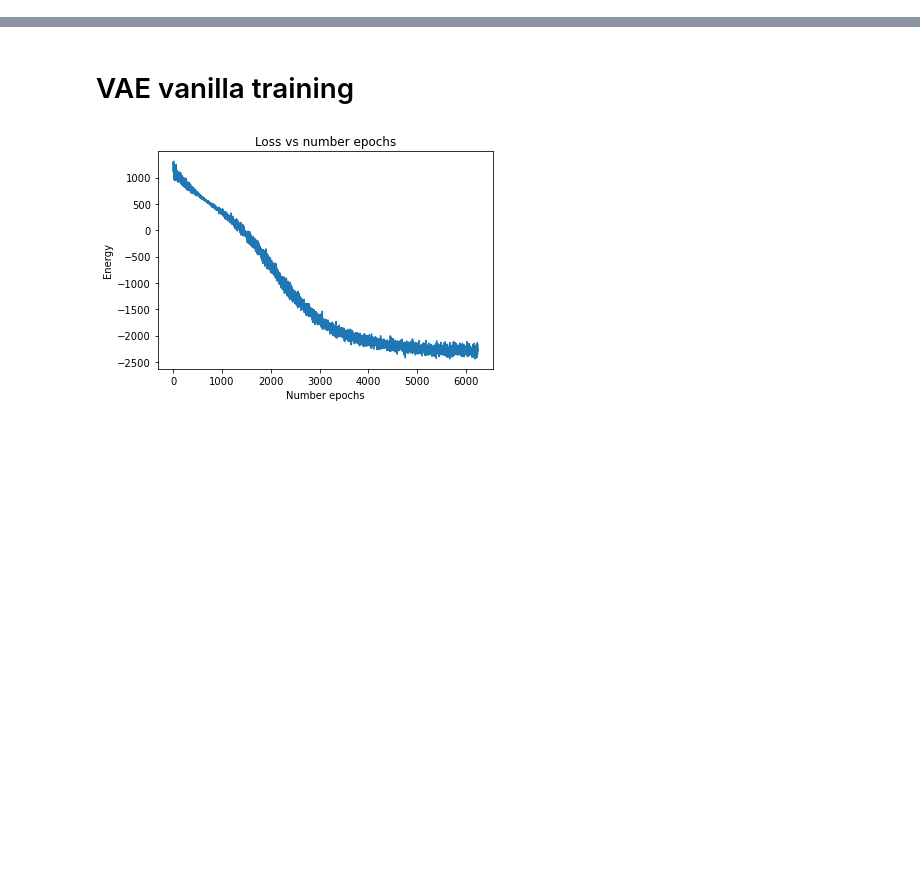
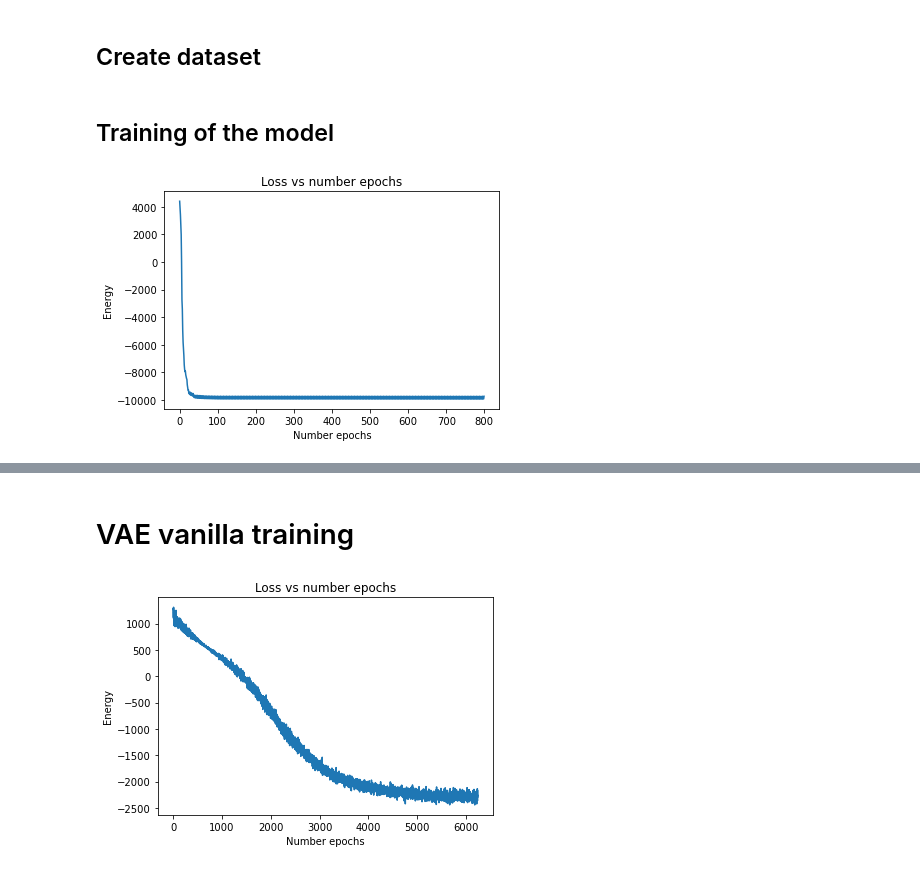
Before and after one commit to ykivva/vae_on_gaussian_mixture, a Jupyter notebook: experiments.ipynb, the cells around one changed output, grey strips where cells are left out. Cells and saved outputs as stored; diff of their text form; code cells hidden in the pictures; blank space fills up the shorter version.

```diff
--- a/experiments.ipynb
+++ b/experiments.ipynb
@@ -30,0 +26,37 @@ BATCH_SIZE = 16
+# %% [markdown]
+## Create dataset
+# %%
+DATA_DIM = 100
+LATENT_DIM = 2
+DATASET_SIZE = 1000
+BATCH_SIZE = 32
+# %%
+dataset = DataGeneratorStatic(data_dim=DATA_DIM, data_size=DATASET_SIZE, std=0.01)
+dataset_sym = DataGeneratorSymmetricStatic(data_dim=DATA_DIM, data_size=DATASET_SIZE)
+data_loader = DataLoader(dataset, batch_size=BATCH_SIZE, num_workers=2)
+data_loader_sym = DataLoader(dataset, batch_size=BATCH_SIZE, num_workers=2)
+# %% [markdown]
+## Training of the model
+# %%
+vae_model = VAE_known(data_dim=DATA_DIM,latent_dim=LATENT_DIM)
+vae_model.compile(torch.optim.Adam, lr=3e-3, weight_decay=2e-4, amsgrad=True)
+epochs = 1000
+
+logger_vae_known = Logger(name="VAE everything known")
+plt_opts = {
+    "feature": "loss",
+    "xlabel": "Number epochs",
+    "ylabel": "Energy",
+}
+plot_name = "Loss vs number epochs"
+logger_vae_known.add_hook(lambda logger, data:logger.plot(data, plot_name, opts=plt_opts),
+                        feature="loss", freq=40)
+# %%
+for epoch in range(epochs):
+    for data_batch in data_loader:
+        loss = vae_model.loss(data_batch)
+        vae_model.step(loss)
+        display.clear_output(wait=True)
+        logger_vae_known.update("loss", loss)
+# %% [output]
+[figure, added]
```
Also changed, not shown: parts of 157 cells of this notebook, 3 other files.
